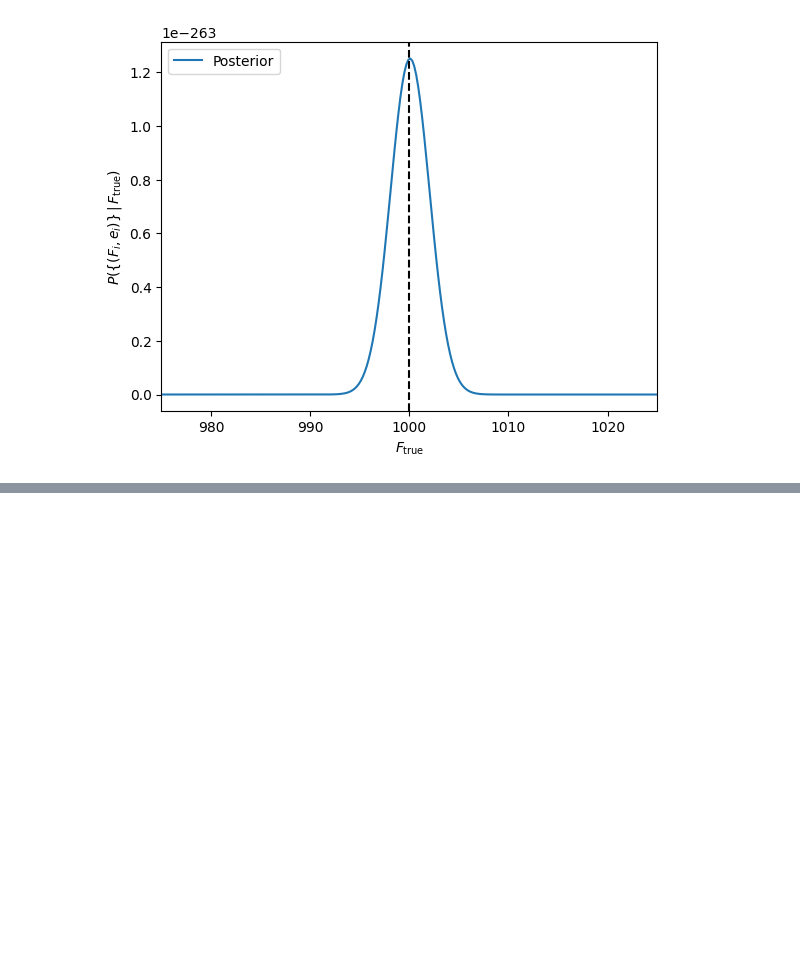
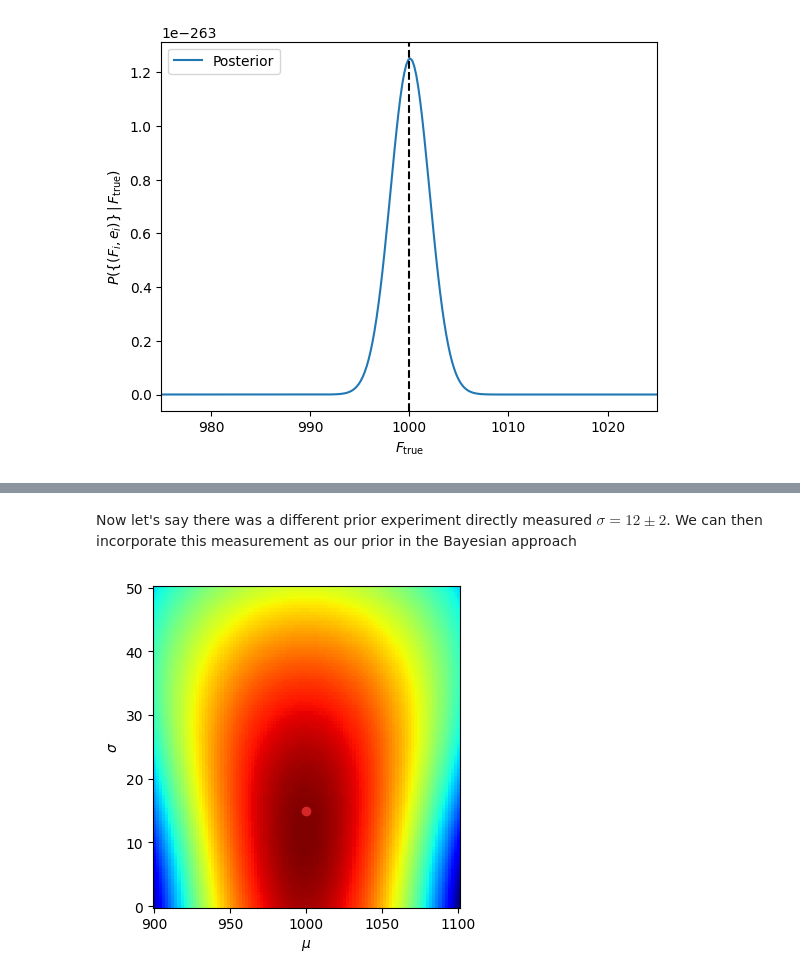
Before and after one commit to changhoonhahn/astro-ai, a Jupyter notebook: nb/week5.ipynb, the cells around one changed output, grey strips where cells are left out. Cells and saved outputs as stored; diff of their text form; code cells hidden in the pictures; blank space fills up the shorter version.

```diff
--- a/nb/week5.ipynb
+++ b/nb/week5.ipynb
@@ -117,0 +188,33 @@ ax.legend(loc='upper left')
+# %% [markdown]
+Now let's say there was a different prior experiment directly measured $\sigma = 12 \pm 2$. We can then incorporate this measurement as our prior in the Bayesian approach
+# %%
+def log_prior(theta):
+    # sigma needs to be positive.
+    if theta[1] <= 0:
+        return -np.inf
+    else:
+        return -(12 - theta[1])**2/8
+
+def log_posterior(theta, F, e):
+    return log_prior(theta) + log_likelihood(theta, F, e)
+# %%
+F_grid = np.linspace(900, 1100, 100)
+e_grid = np.linspace(0.01, 50, 100)
+
+F_grid, e_grid = np.meshgrid(F_grid, e_grid)
+Fe_grid = np.vstack((F_grid.ravel(), e_grid.ravel()))
+
+func_vals = np.array([log_posterior(_Fe, F, e) for _Fe in Fe_grid.T])
+
+fig = plt.figure(figsize=(4,4))
+ax = fig.gca()
+ax.pcolormesh(F_grid, e_grid, func_vals.reshape(F_grid.shape), shading='nearest',
+              cmap='jet')
+ax.set_xlabel(r'$\mu$')
+ax.set_ylabel(r'$\sigma$')
+
+# plot the truth
+ax.plot(mu_true, sigma_true, marker='o', zorder=10, color='tab:red')
+fig.tight_layout()
+# %% [output]
+[figure, added]
```
Also changed, not shown: parts of 12 cells of this notebook, 1 other file.
